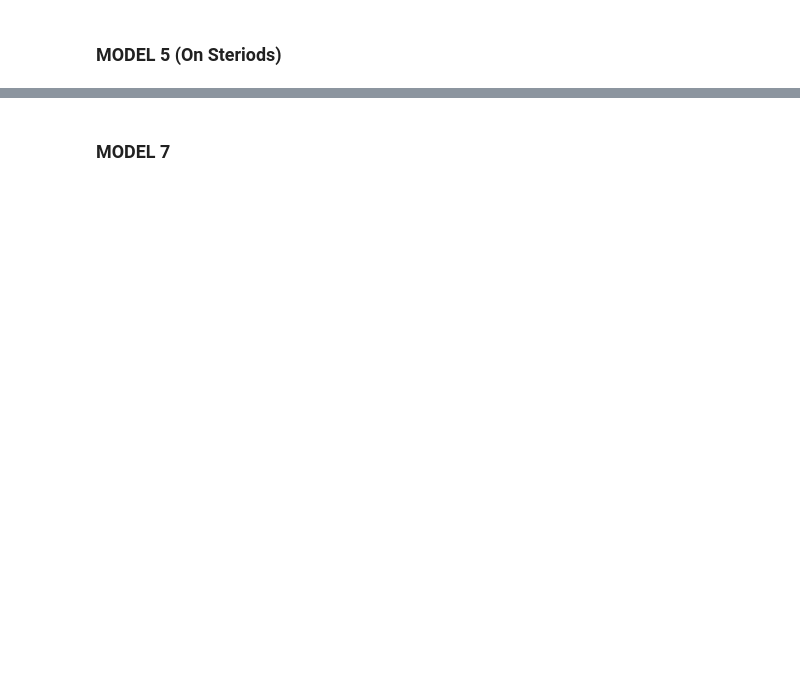
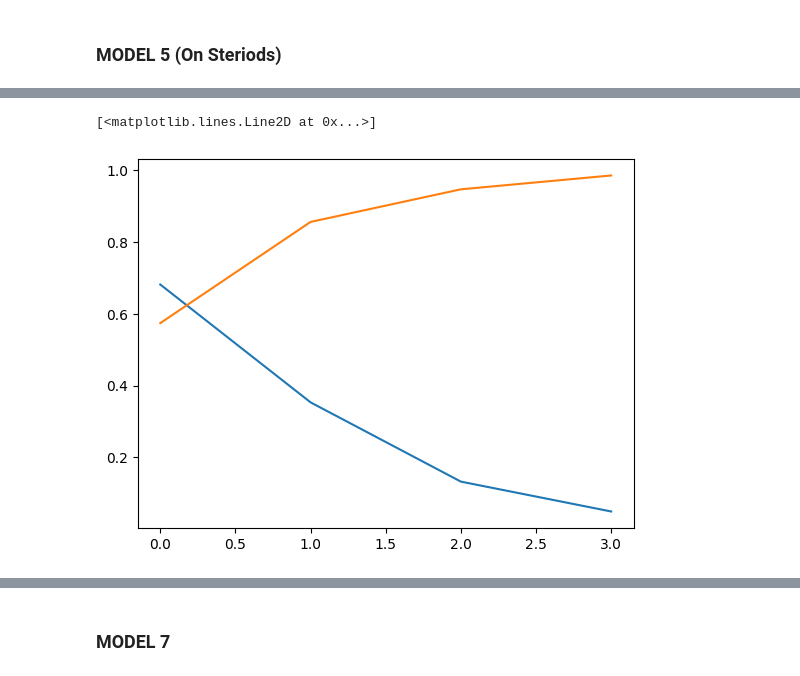
Before and after one commit to efeperro/Spotting-Economy-News, a Jupyter notebook: RNN_Model_Basic 50-50.ipynb, the cells around one changed output, grey strips where cells are left out. Drawn from its saved outputs; the diff is of its cells as text; code cells hidden in the pictures; blank space fills up the shorter version.

Commit message:
Update v5 With text input

```diff
--- a/RNN_Model_Basic 50-50.ipynb
+++ b/RNN_Model_Basic 50-50.ipynb
@@ -364,0 +751,17 @@ loss, accuracy = model5.evaluate(X_test, y_test)
+# %%
+adamw_optimizer = tfa.optimizers.AdamW(learning_rate=1e-2, weight_decay=1e-4)
+# %%
+# We are going to build our model with the Sequential API
+model6 = Sequential()
+
+model6.add(Embedding(total_words,      # number of words to process as input
+                    50,    # output representation
+                    input_length=len(padded_sequences[0])))    # total length of each observation
+
+model6.add(LSTM(50, return_sequences=False))
+
+model6.add(Dropout(0.2))
+
+model6.add(Dense(1, activation='sigmoid'))
+
+model6.compile(optimizer= adamw_optimizer, loss='binary_crossentropy', metrics=['accuracy'])
@@ -364,0 +788,2 @@ loss, accuracy = model5.evaluate(X_test, y_test)
+# %%
+hist6 = model6.fit(X_train, y_train, epochs=10, validation_data = (X_val, y_val), callbacks=[early_stopping])
@@ -364,0 +799,6 @@ loss, accuracy = model5.evaluate(X_test, y_test)
+# %%
+plt.plot(hist6.history['loss'])
+plt.plot(hist6.history['accuracy'])
+# %% [output]
+[<matplotlib.lines.Line2D at 0x...>]
+[figure, added]
```
Also changed, not shown: parts of 98 cells of this notebook.
